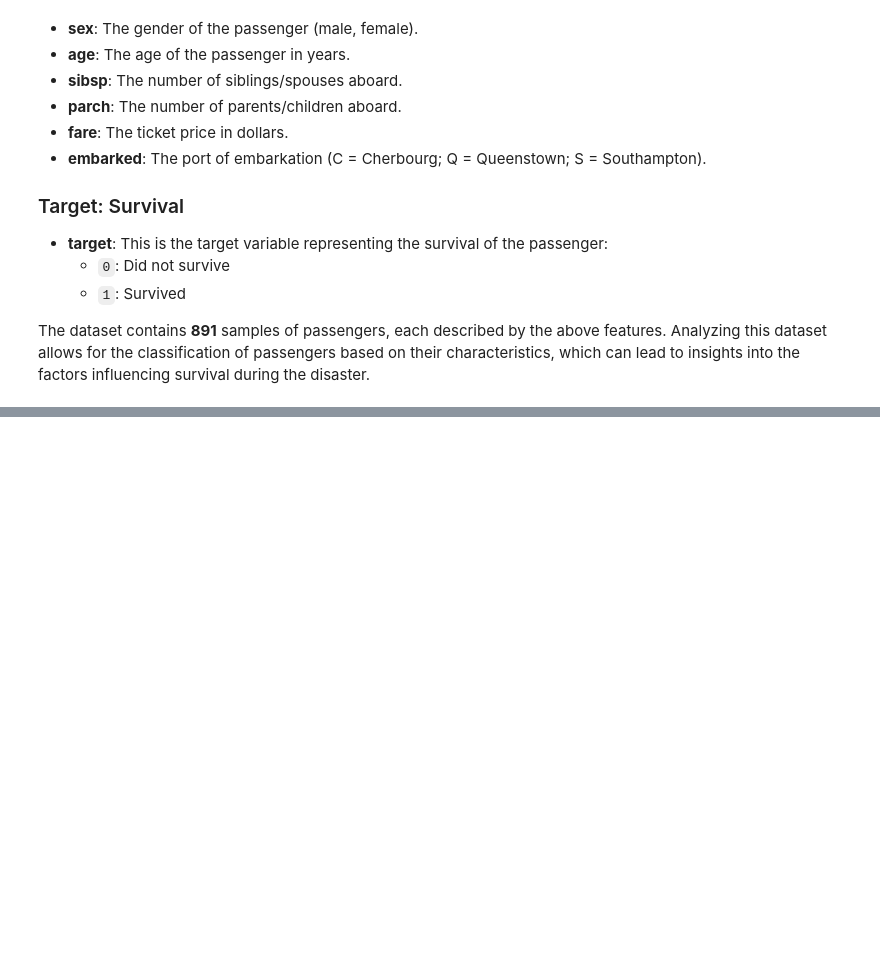
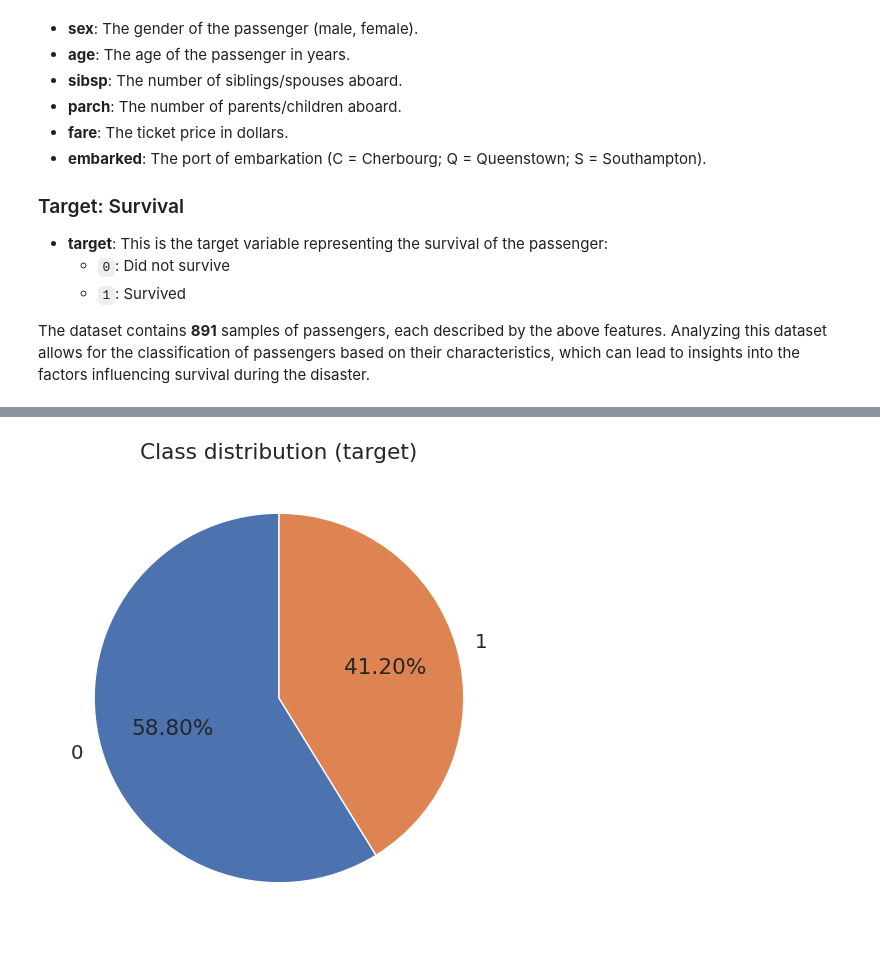
Before and after one commit to davidofitaly/04_ml_classification_projects, a Jupyter notebook: Untitled296.ipynb, the cells around one changed output, grey strips where cells are left out. Drawn from its saved outputs; the diff is of its cells as text; code cells hidden in the pictures; blank space fills up the shorter version.

```diff
--- a/Untitled296.ipynb
+++ b/Untitled296.ipynb
@@ -138,0 +165,4 @@ The dataset contains **891** samples of passengers, each described by the above
+# %%
+df = pd.get_dummies(data=titanic_df, drop_first=True, dtype=int)
+
+df.head()
@@ -138,0 +177,3 @@ The dataset contains **891** samples of passengers, each described by the above
+# %%
+cols = [col for col in df.columns if col != 'survived'] + ['survived']
+df = df[cols]
@@ -138,0 +228,2 @@ The dataset contains **891** samples of passengers, each described by the above
+# %%
+df = df.drop_duplicates()
@@ -138,0 +273,2 @@ The dataset contains **891** samples of passengers, each described by the above
+# %%
+df['age'] = df['age'].fillna(df['age'].median())
@@ -138,0 +331,11 @@ The dataset contains **891** samples of passengers, each described by the above
+# %%
+survived = df['survived'].value_counts()
+
+# Create a plot-pie
+plt.figure(figsize=(8, 6))
+survived.plot(kind='pie', autopct='%1.2f%%', startangle=90)
+plt.title('Class distribution (target)')
+plt.ylabel('')
+plt.show()
+# %% [output]
+[figure, added]
```
Also changed, not shown: parts of 45 cells of this notebook.
